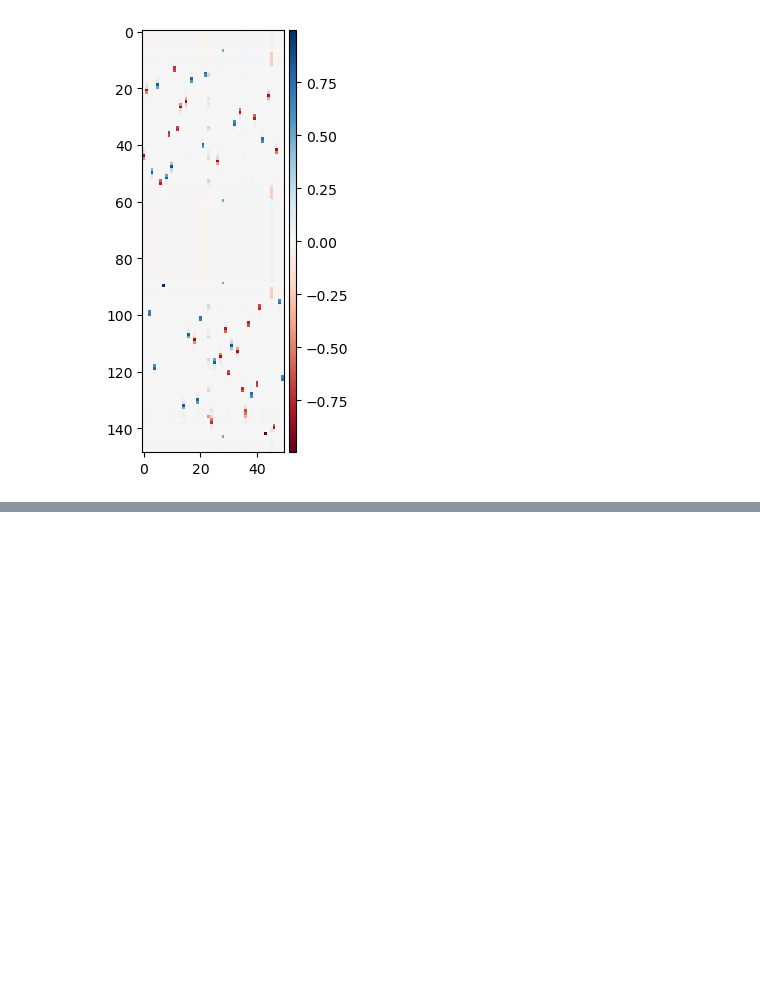
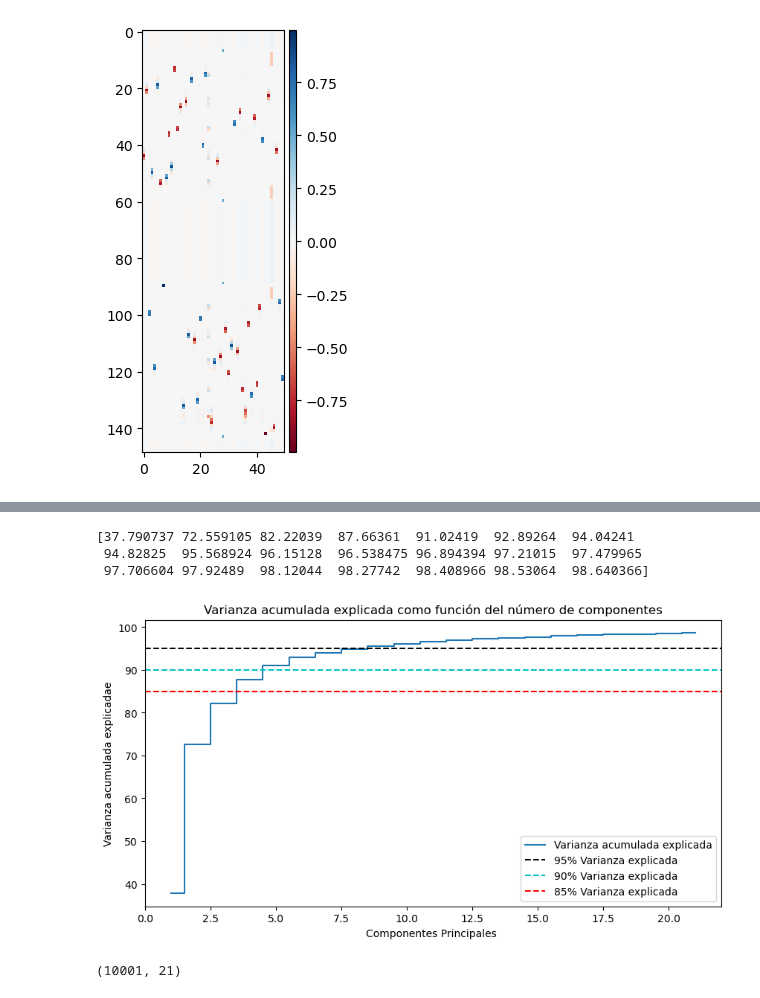
Before and after one commit to AprendizajeProfundo/diplomado-ciencia-de-datos, a Jupyter notebook: Reduccion-dimension-visualizacion/Cuadernos/rd_0040_ICA.ipynb, the cells around one changed output, grey strips where cells are left out. Drawn from its saved outputs; the diff is of its cells as text; code cells hidden in the pictures; blank space fills up the shorter version.

```diff
--- a/Reduccion-dimension-visualizacion/Cuadernos/rd_0040_ICA.ipynb
+++ b/Reduccion-dimension-visualizacion/Cuadernos/rd_0040_ICA.ipynb
@@ -215,0 +242,11 @@ show()
+# %%
+from sklearn.preprocessing import StandardScaler
+import pandas as pd
+# Separa las variables (características)
+x = data.copy()
+# Instancia un escalador estándar
+scaler = StandardScaler()
+# Estandariza las caractersiticas
+x = scaler.fit_transform(x)
+# visualiza los datos
+pd.DataFrame(x)
@@ -215,0 +267,8 @@ show()
+# %%
+from sklearn.decomposition import PCA
+n_components=21
+pca = PCA(n_components=n_components)
+principalComponents = pca.fit_transform(x)
+principalDf = pd.DataFrame(data = principalComponents,
+                           columns = [f'C{i}' for i in range(1,n_components+1)])
+principalDf
@@ -215,0 +289,19 @@ show()
+# %%
+cum_var_exp = np.cumsum(pca.explained_variance_ratio_)*100
+print(cum_var_exp)
+# PLOT OUT THE EXPLAINED VARIANCES SUPERIMPOSED
+plt.figure(figsize=(10, 5))
+plt.step(range(1, 22), cum_var_exp, where='mid',label='Varianza acumulada explicada')
+plt.title('Varianza acumulada explicada como función del número de componentes')
+plt.ylabel('Varianza acumulada explicadae')
+plt.xlabel('Componentes Principales ')
+plt.axhline(y = 95, color='k', linestyle='--', label = '95% Varianza explicada')
+plt.axhline(y = 90, color='c', linestyle='--', label = '90% Varianza explicada')
+plt.axhline(y = 85, color='r', linestyle='--', label = '85% Varianza explicada')
+plt.legend(loc='best')
+plt.show()
+# %% [output]
+[37.790737 72.559105 82.22039  87.66361  91.02419  92.89264  94.04241
+ 94.82825  95.568924 96.15128  96.538475 96.894394 97.21015  97.479965
+ 97.706604 97.92489  98.12044  98.27742  98.408966 98.53064  98.640366]
+[figure, added]
@@ -215,0 +313,4 @@ show()
+# %%
+data_ica.shape
+# %% [output]
+(10001, 21)
```
Also changed, not shown: parts of 20 cells of this notebook, 3 other files.
